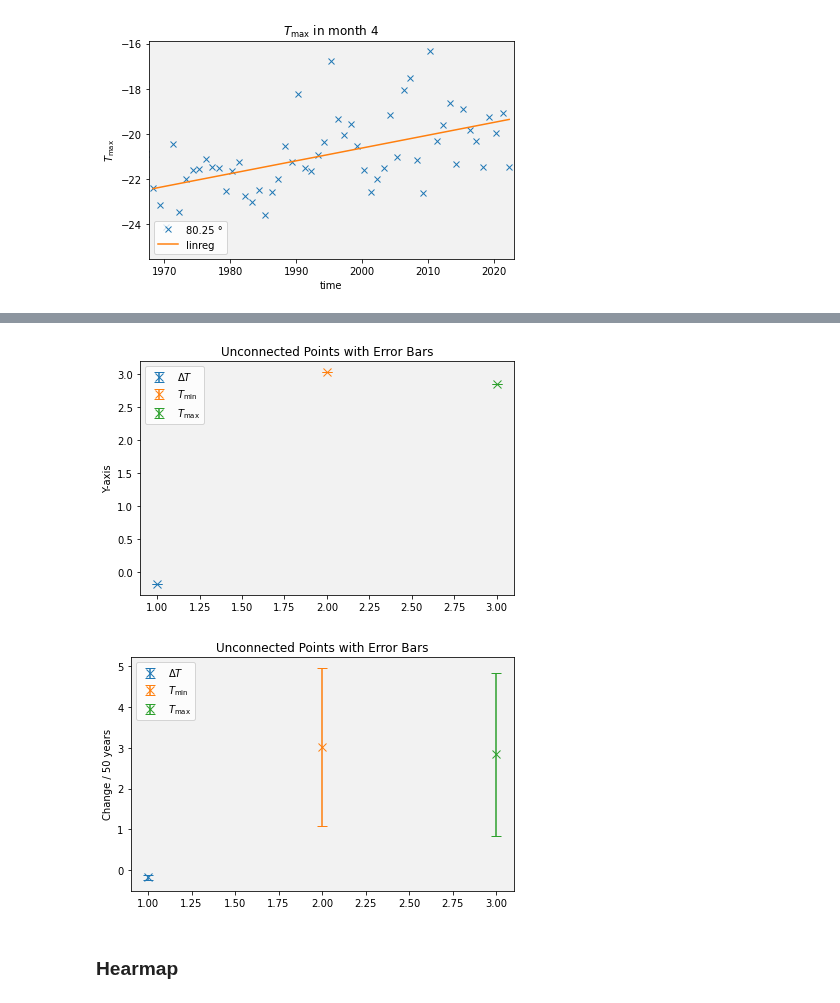
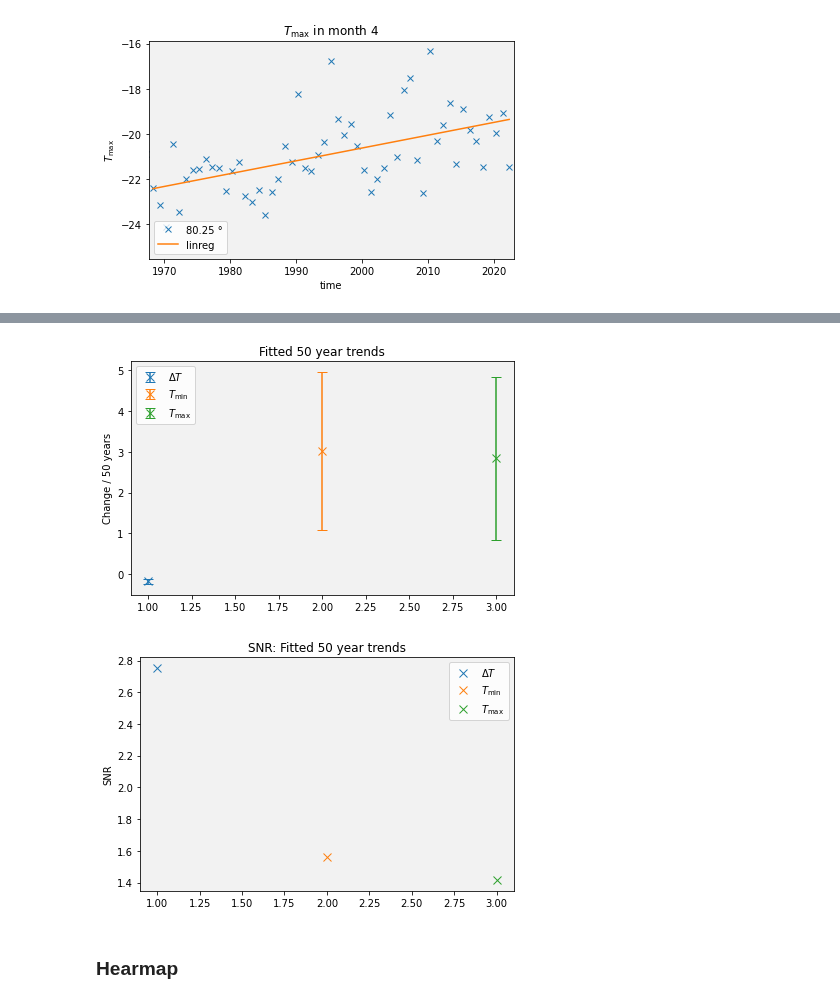
Before and after one commit to LeoausderDose/Praktikum_AWI, a Jupyter notebook: ImportTMax.ipynb, the cells around one changed output, grey strips where cells are left out. Saved outputs shown, nothing was run; the diff lists cells and outputs as text; code cells hidden in the pictures.

```diff
--- a/ImportTMax.ipynb
+++ b/ImportTMax.ipynb
@@ -469,7 +510,7 @@ slope = np.array([paramet_fit_month4_lat8025[0] , paramet_fit_month4_lat8025_min
 
 # Error bars for the points
 x_err = None
-y_err = np.array([cov_month4_lat8025[0,0], cov_month4_lat8025_MinTemp[0,0], cov_month4_lat8025_MaxTemp[0,0]])*2.5
+y_err = np.array([VarDeltaT, VarTMin, VarTMax])
 
 # cov_month4_lat8025_MinTemp
 # Create a figure and axis
@@ -481,8 +522,9 @@ ax.errorbar(pos[1], slope[1], xerr=x_err, yerr=y_err[1], fmt='x', markersize=8,
 ax.errorbar(pos[2], slope[2], xerr=x_err, yerr=y_err[2], fmt='x', markersize=8, capsize=5, label='$T_{\mathrm{max}}$')
 # Add labels and title
 # ax.set_xlabel('X-axis')
-ax.set_ylabel('Y-axis')
-ax.set_title('Unconnected Points with Error Bars')
+ax.set_ylabel('Change / 50 years')
+
+ax.set_title('Fitted 50 year trends')
 
 # Add legend
 ax.legend()
@@ -492,42 +534,38 @@ plt.gca().set_facecolor((0.95, 0.95, 0.95))
 
 # Display the plot
 plt.tight_layout()
+# plt.savefig('50yearSlope_numErr.png',dpi = 300)
 plt.show()
 # %% [output]
-[figure, old version]
+[figure, new version]
 # %%
-#Plot
+# SNR
 
-# Data for the points
-pos = np.array([1, 2, 3])
+y_err = np.array([VarDeltaT, VarTMin, VarTMax])
 slope = np.array([paramet_fit_month4_lat8025[0] , paramet_fit_month4_lat8025_minTemP[0], paramet_fit_month4_lat8025_maxTemP[0]])*50
 
-# Error bars for the points
-x_err = None
-y_err = np.array([VarDeltaT, VarTMin, VarTMax])
+SNR = np.divide(slope, y_err)
 
-# cov_month4_lat8025_MinTemp
-# Create a figure and axis
-fig, ax = plt.subplots()
-
-# Plot the points with error bars
-ax.errorbar(pos[0], slope[0], xerr=x_err, yerr=y_err[0], fmt='x', markersize=8, capsize=5, label='$\Delta T$')
-ax.errorbar(pos[1], slope[1], xerr=x_err, yerr=y_err[1], fmt='x', markersize=8, capsize=5, label='$T_{\mathrm{min}}$')
-ax.errorbar(pos[2], slope[2], xerr=x_err, yerr=y_err[2], fmt='x', markersize=8, capsize=5, label='$T_{\mathrm{max}}$')
+plt.plot(pos[0],-SNR[0], marker='x', markersize=8, ls = '',  label='$\Delta T$')
+plt.plot(pos[1], SNR[1], marker='x', markersize=8, ls = '',   label='$T_{\mathrm{min}}$')
+plt.plot(pos[2], SNR[2], marker='x', markersize=8, ls = '',   label='$T_{\mathrm{max}}$')
+# ax.errorbar(pos[1], slope[1], xerr=x_err, yerr=y_err[1], fmt='x', markersize=8, capsize=5, label='$T_{\mathrm{min}}$')
+# ax.errorbar(pos[2], slope[2], xerr=x_err, yerr=y_err[2], fmt='x', markersize=8, capsize=5, label='$T_{\mathrm{max}}$')
 # Add labels and title
 # ax.set_xlabel('X-axis')
-ax.set_ylabel('Change / 50 years')
+plt.ylabel('SNR')
 
-ax.set_title('Fitted 50 year trends')
+plt.title('SNR: Fitted 50 year trends')
 
 # Add legend
-ax.legend()
+plt.legend()
 
 # Add a subtle background color
 plt.gca().set_facecolor((0.95, 0.95, 0.95))
 
 # Display the plot
 plt.tight_layout()
+#plt.savefig('50yearSlope_SNR.png',dpi = 300)
 plt.show()
 # %% [output]
-[figure, old version]
+[figure, new version]
```
Also changed, not shown: parts of 5 cells of this notebook, 30 other files.
